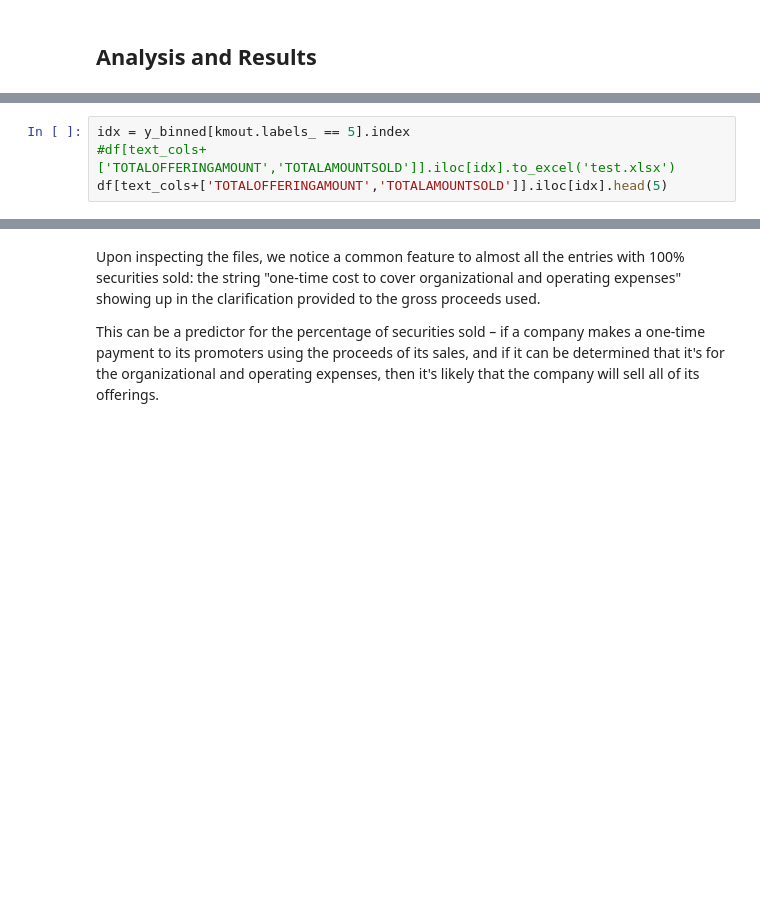
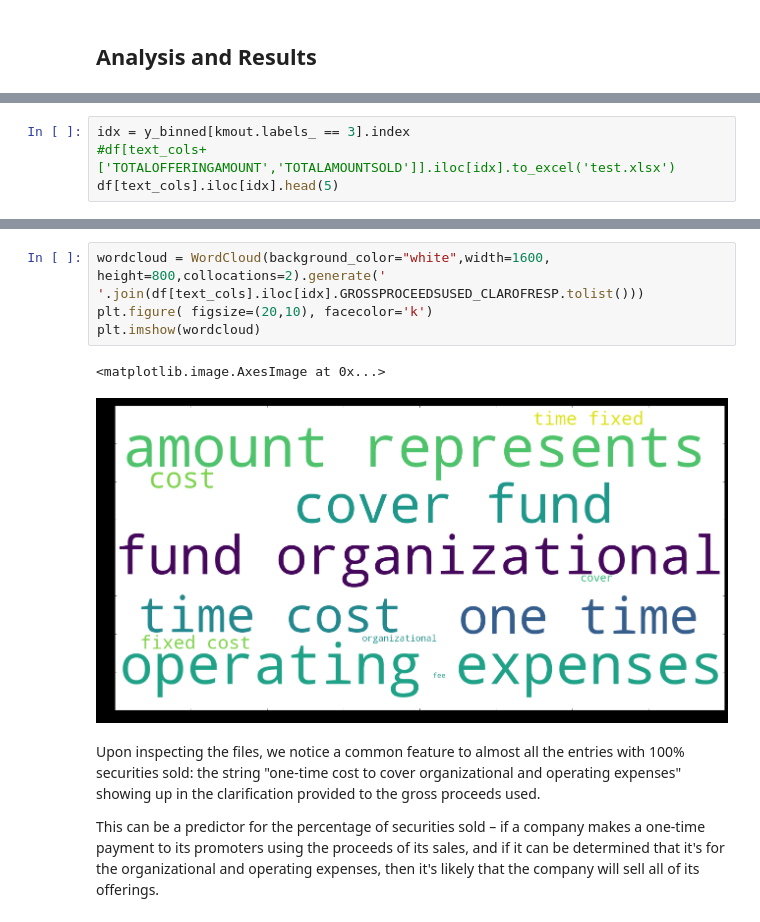
Before and after one commit to uday-31/Analyzing-Form-D-Submissions, a Jupyter notebook: Financial Data Science II Final Project.ipynb, the cells around one changed output, grey strips where cells are left out. Drawn from its saved outputs; the diff is of its cells as text; blank space fills up the shorter version.

```diff
--- a/Financial Data Science II Final Project.ipynb
+++ b/Financial Data Science II Final Project.ipynb
@@ -523,7 +529,7 @@ Cluster 6:
 # %%
-idx = y_binned[kmout.labels_ == 5].index
+idx = y_binned[kmout.labels_ == 3].index
 #df[text_cols+['TOTALOFFERINGAMOUNT','TOTALAMOUNTSOLD']].iloc[idx].to_excel('test.xlsx')
-df[text_cols+['TOTALOFFERINGAMOUNT','TOTALAMOUNTSOLD']].iloc[idx].head(5)
+df[text_cols].iloc[idx].head(5)
 # %% [output]
 |  | DESCRIPTIONOFOTHERTYPE | BUSCOMBCLARIFICATIONOFRESP | SALESAMTCLARIFICATIONOFRESP | FINDERFEECLARIFICATIONOFRESP | ... |
 | 29 | Not Applicable | Not Applicable | Not Applicable | Not Applicable | ... |
@@ -546,6 +552,13 @@ This amount represents a one-time fixed cost to cover fund organizational and op
 This amount represents a one-time cost to cover the fund organizational and operating expenses.
 This amount represents a one-time cost to cover the organizational and operating expenses.
 This amount represents a one-time cost fee to cover the organizational and operating expenses.
+# %%
+wordcloud = WordCloud(background_color="white",width=1600, height=800,collocations=2).generate(' '.join(df[text_cols].iloc[idx].GROSSPROCEEDSUSED_CLAROFRESP.tolist()))
+plt.figure( figsize=(20,10), facecolor='k')
+plt.imshow(wordcloud)
+# %% [output]
+<matplotlib.image.AxesImage at 0x...>
+[figure, added]
 # %% [markdown]
 Upon inspecting the files, we notice a common feature to almost all the entries with 100% securities sold: the string "one-time cost to cover organizational and operating expenses" showing up in the clarification provided to the gross proceeds used.
 
```
Also changed, not shown: parts of 30 cells of this notebook.
